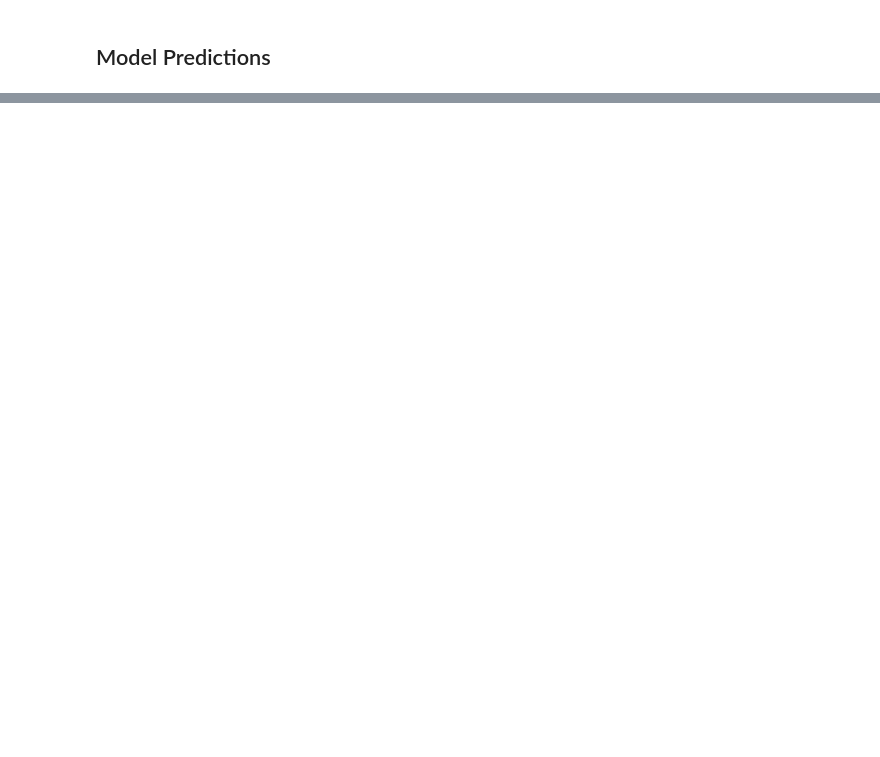
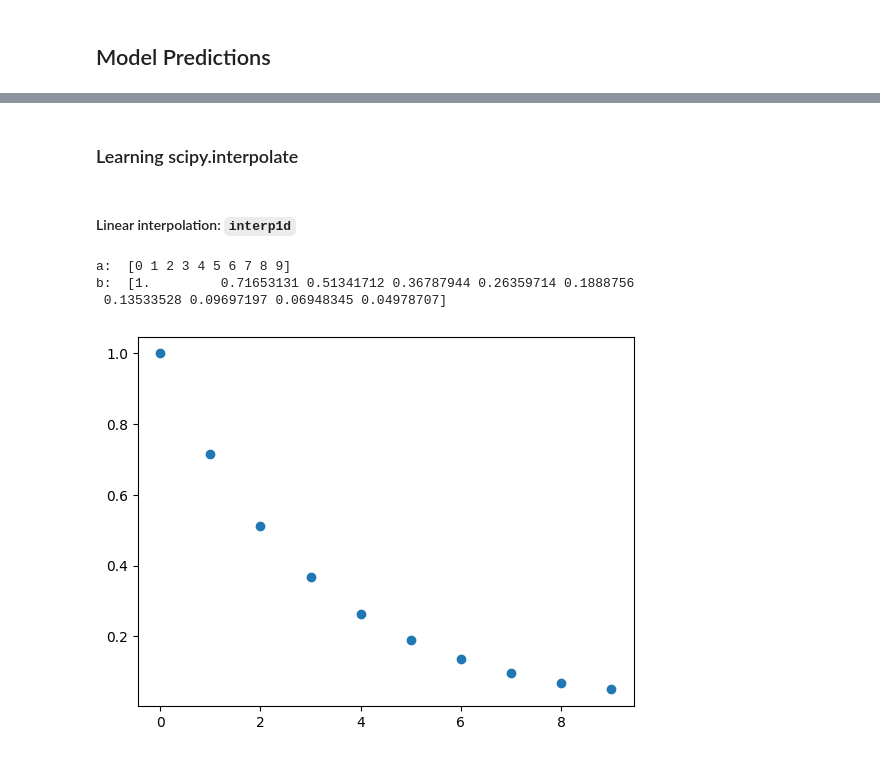
Before and after one commit to ieadoboe/effective-waffle, a Jupyter notebook: beginner6_func_interpolation.ipynb, the cells around one changed output, grey strips where cells are left out. Drawn from its saved outputs; the diff is of its cells as text; code cells hidden in the pictures; blank space fills up the shorter version.

Commit message:
basic linear interpolation done

```diff
--- a/beginner6_func_interpolation.ipynb
+++ b/beginner6_func_interpolation.ipynb
@@ -130,0 +168,19 @@ plt.show()
+# %% [markdown]
+### Learning scipy.interpolate
+# %% [markdown]
+#### Linear interpolation: `interp1d`
+# %%
+# low resolution
+a = np.arange(0, 10)
+print("a: ", a)
+b = np.exp(-a / 3)
+print("b: ", b)
+f = interp1d(a, b) # interpolation function
+
+plt.plot(a, b, "o")
+plt.show()
+# %% [output]
+a:  [0 1 2 3 4 5 6 7 8 9]
+b:  [1.         0.71653131 0.51341712 0.36787944 0.26359714 0.1888756
+ 0.13533528 0.09697197 0.06948345 0.04978707]
+[figure, added]
```
Also changed, not shown: parts of 19 cells of this notebook.
